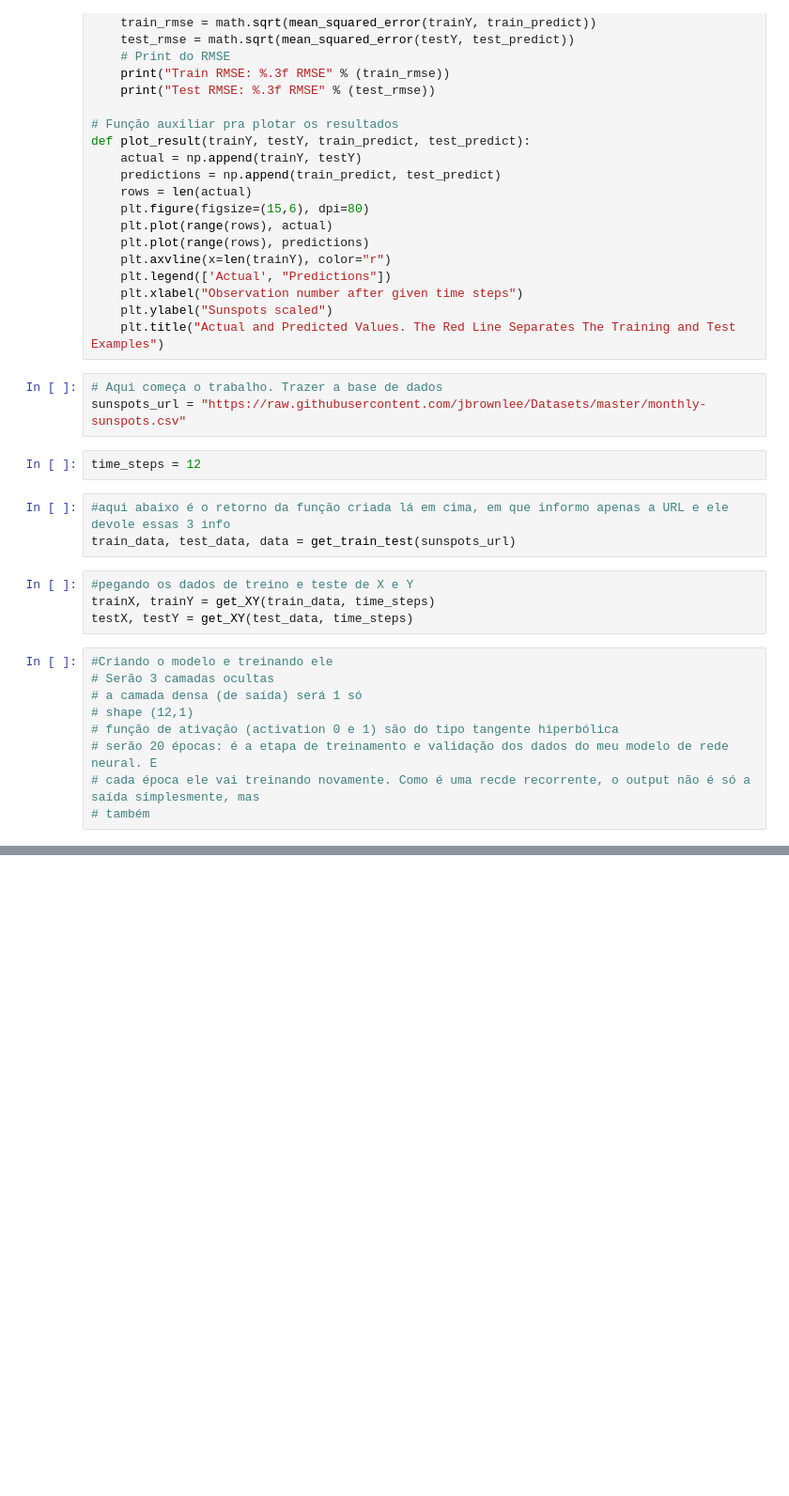
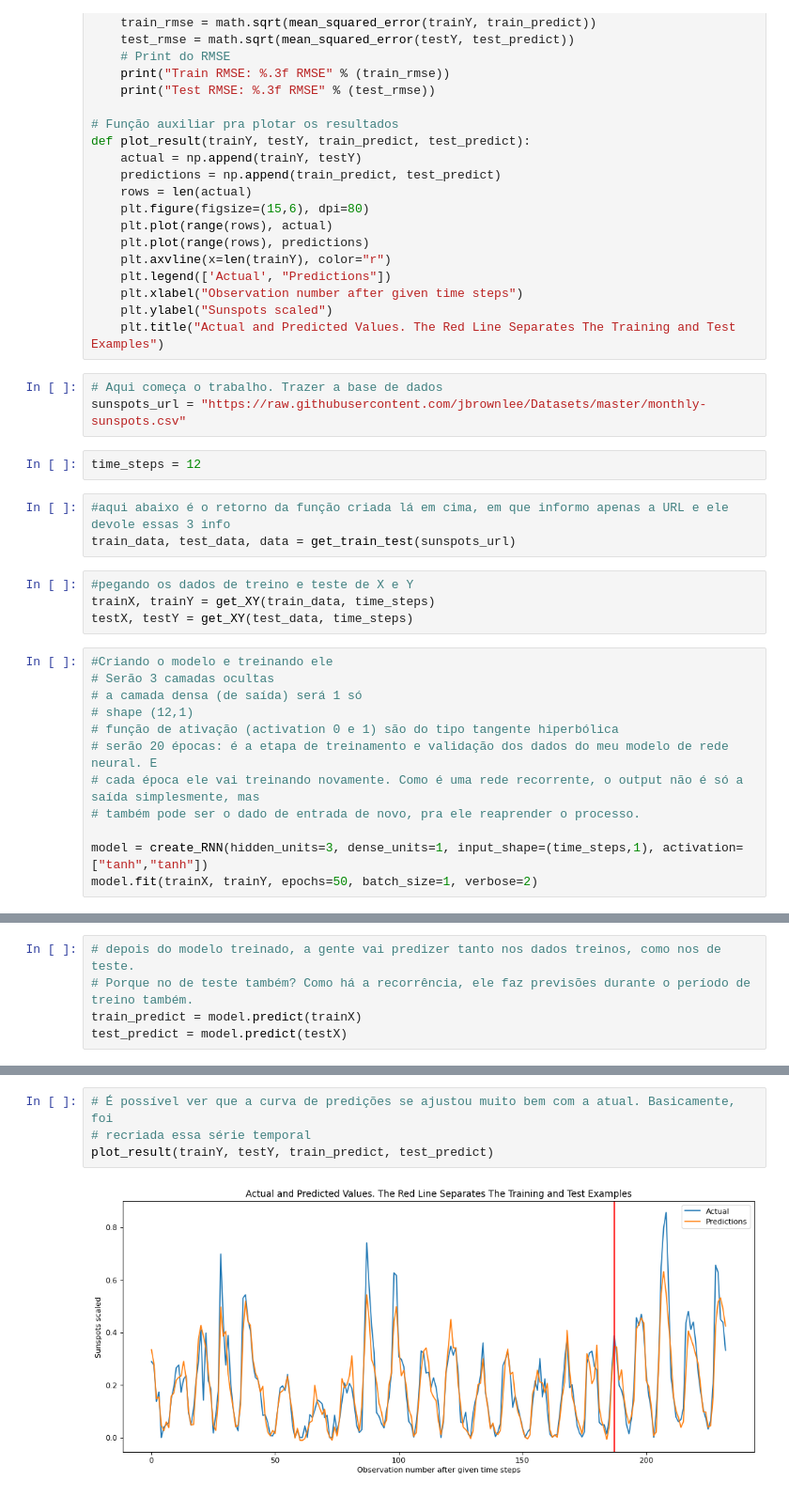
Before and after one commit to jllcen2011/Data_Science_MBA-FIAP, a Jupyter notebook: Fase 4 - Deep Learning/Cap 2 - Recorrentes/RNNsimple.ipynb, the cells around one changed output, grey strips where cells are left out. Shown at 94% size. Cells and saved outputs as stored; diff of their text form; blank space fills up the shorter version.

Commit message:
finalizando modelo SimpleRNN

```diff
--- a/Fase 4 - Deep Learning/Cap 2 - Recorrentes/RNNsimple.ipynb
+++ b/Fase 4 - Deep Learning/Cap 2 - Recorrentes/RNNsimple.ipynb
@@ -84,5 +84,8 @@ testX, testY = get_XY(test_data, time_steps)
 # shape (12,1)
 # função de ativação (activation 0 e 1) são do tipo tangente hiperbólica
 # serão 20 épocas: é a etapa de treinamento e validação dos dados do meu modelo de rede neural. E
-# cada época ele vai treinando novamente. Como é uma recde recorrente, o output não é só a saída simplesmente, mas
-# também
+# cada época ele vai treinando novamente. Como é uma rede recorrente, o output não é só a saída simplesmente, mas
+# também pode ser o dado de entrada de novo, pra ele reaprender o processo.
+
+model = create_RNN(hidden_units=3, dense_units=1, input_shape=(time_steps,1), activation=["tanh","tanh"])
+model.fit(trainX, trainY, epochs=50, batch_size=1, verbose=2)
@@ -88,0 +111,5 @@ testX, testY = get_XY(test_data, time_steps)
+# %%
+# depois do modelo treinado, a gente vai predizer tanto nos dados treinos, como nos de teste.
+# Porque no de teste também? Como há a recorrência, ele faz previsões durante o período de treino também.
+train_predict = model.predict(trainX)
+test_predict = model.predict(testX)
@@ -88,0 +127,6 @@ testX, testY = get_XY(test_data, time_steps)
+# %%
+# É possível ver que a curva de predições se ajustou muito bem com a atual. Basicamente, foi
+# recriada essa série temporal
+plot_result(trainY, testY, train_predict, test_predict)
+# %% [output]
+[figure, added]
```
Also changed, not shown: parts of 3 cells of this notebook.
